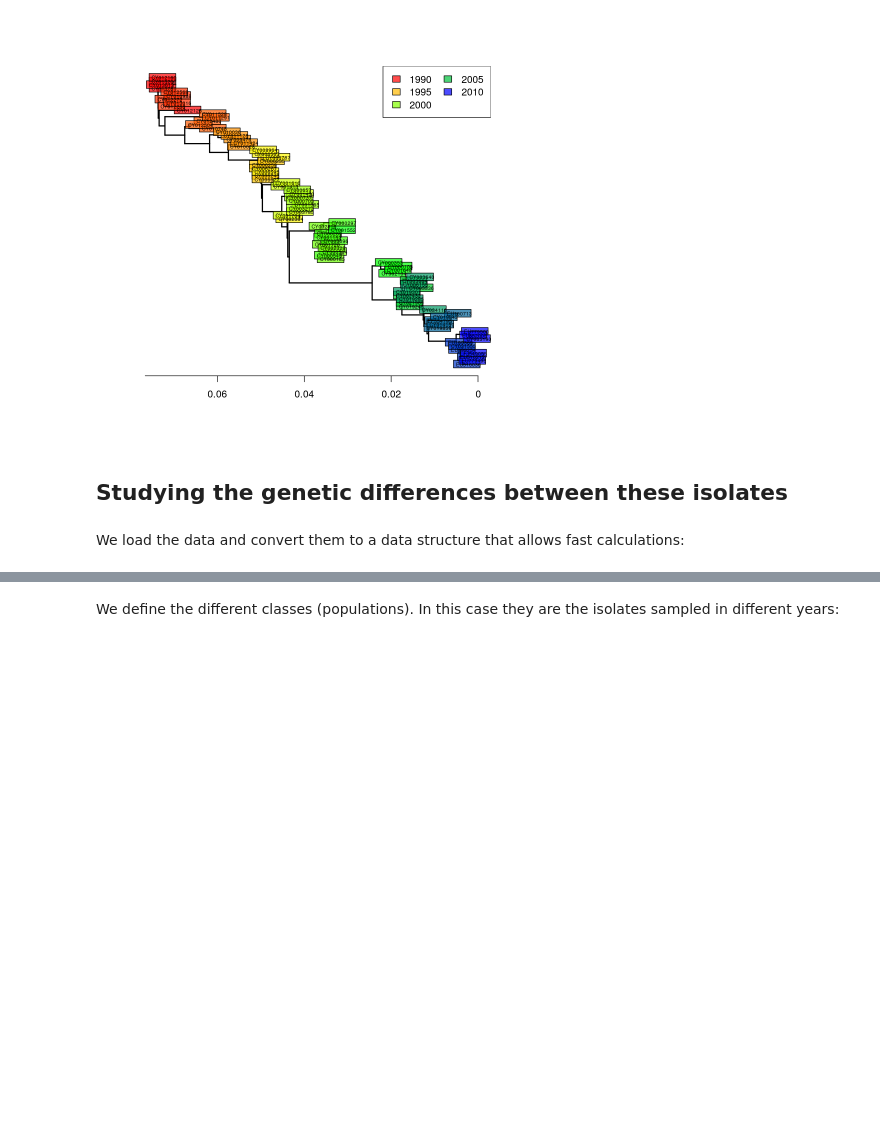
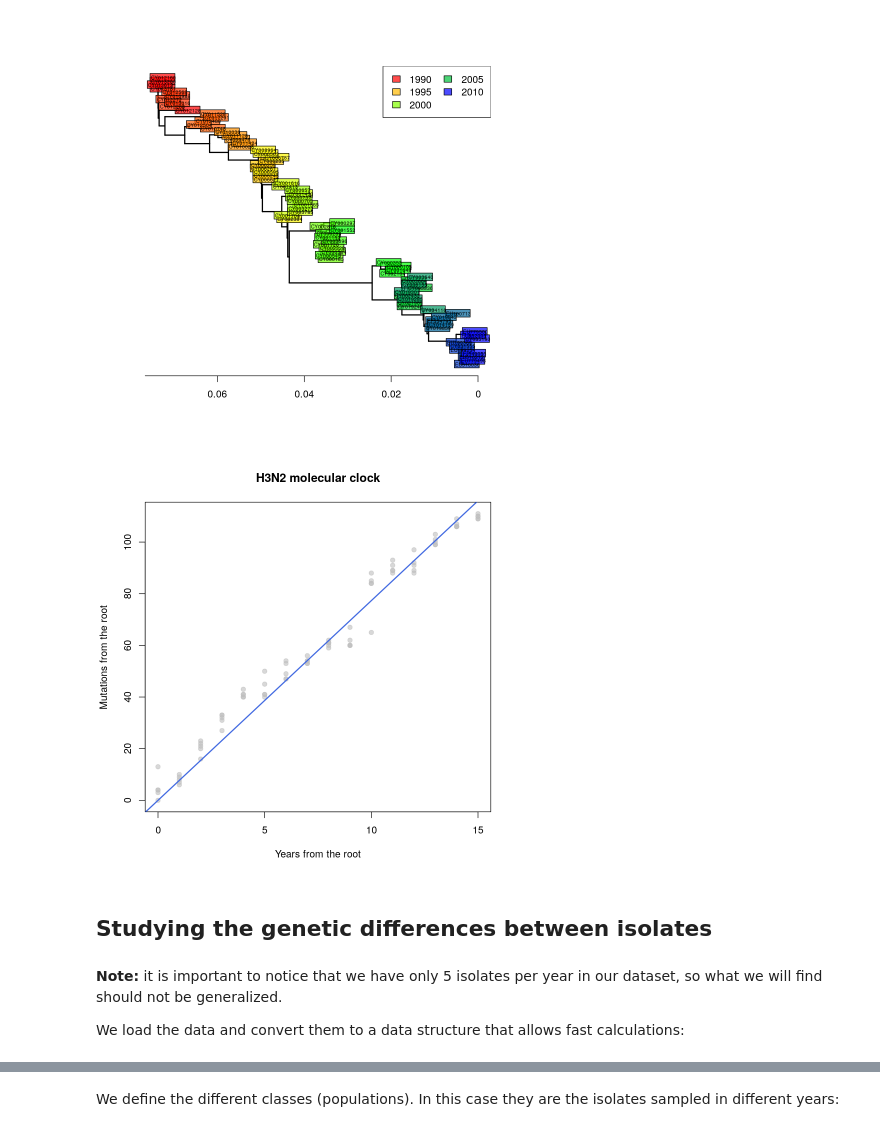
Before and after one commit to farhat-lab/AISC610_darwinian_medicine, a Jupyter notebook: fifteen_years_flu_US.ipynb, the cells around one changed output, grey strips where cells are left out. Cells and saved outputs as stored; diff of their text form; code cells hidden in the pictures; blank space fills up the shorter version.

```diff
--- a/fifteen_years_flu_US.ipynb
+++ b/fifteen_years_flu_US.ipynb
@@ -114,7 +106,7 @@ Registered S3 method overwritten by 'spdep':
 # %% [markdown]
 We load the alignment (converting it to `DNAbin` format, which is suitable to perform fast caculations. The `adegenet` provides a function to do this) and calculate a distance matrix (using the `ape` package):
 # %%
-dna <- fasta2DNAbin(file="data/usflu.fasta")
+dna <- fasta2DNAbin(file="data/usflu_formatted.fasta")
 # %% [output]
  Converting FASTA alignment into a DNAbin object...
 
@@ -196,8 +188,19 @@ legend("topright", fill=transp(num2col(temp, col.pal=myPal),.7),
 leg=temp, ncol=2)
 # %% [output]
 [figure]
+# %%
+mutFromRoot <- as.matrix(dist.dna(dna, model="N"))[1,]
+yearFromRoot <- annot$year-annot$year[1]
+plot(mutFromRoot~yearFromRoot, xlab="Years from the root",
+ylab="Mutations from the root", main="H3N2 molecular clock",pch=19,col=transp("grey",0.6))
+lm.clock <- lm(mutFromRoot~-1+yearFromRoot)
+abline(lm.clock, col="royalblue",lwd=2)
+# %% [output]
+[figure, added]
 # %% [markdown]
-## Studying the genetic differences between these isolates
+## Studying the genetic differences between isolates
 # %% [markdown]
+**Note:** it is important to notice that we have only 5 isolates per year in our dataset, so what we will find should not be generalized.
+
 We load the data and convert them to a data structure that allows fast calculations:
 # %%
```
Also changed, not shown: parts of 21 cells of this notebook, 1 other file.
